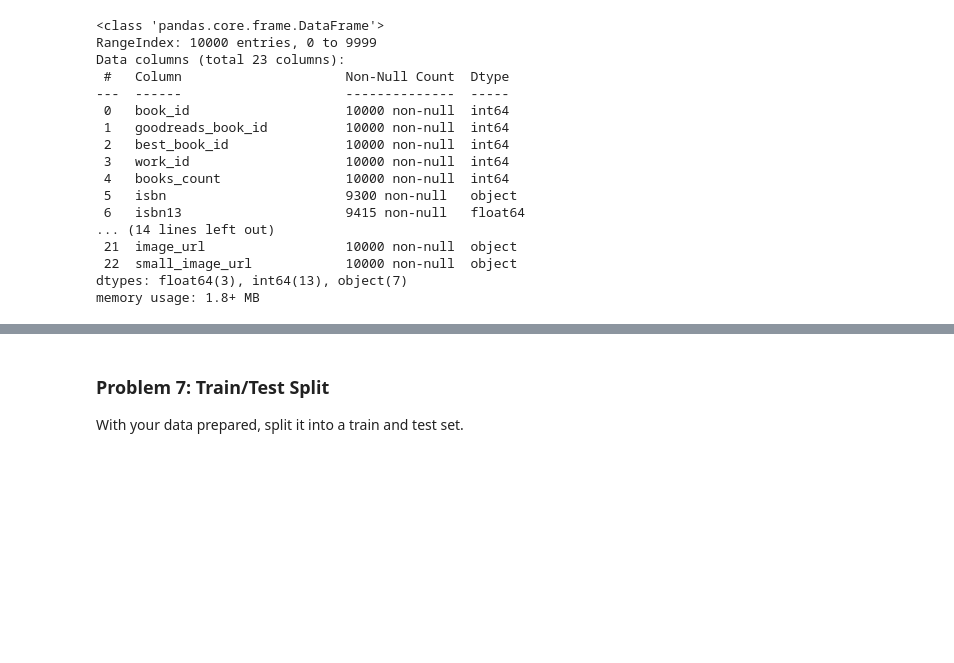
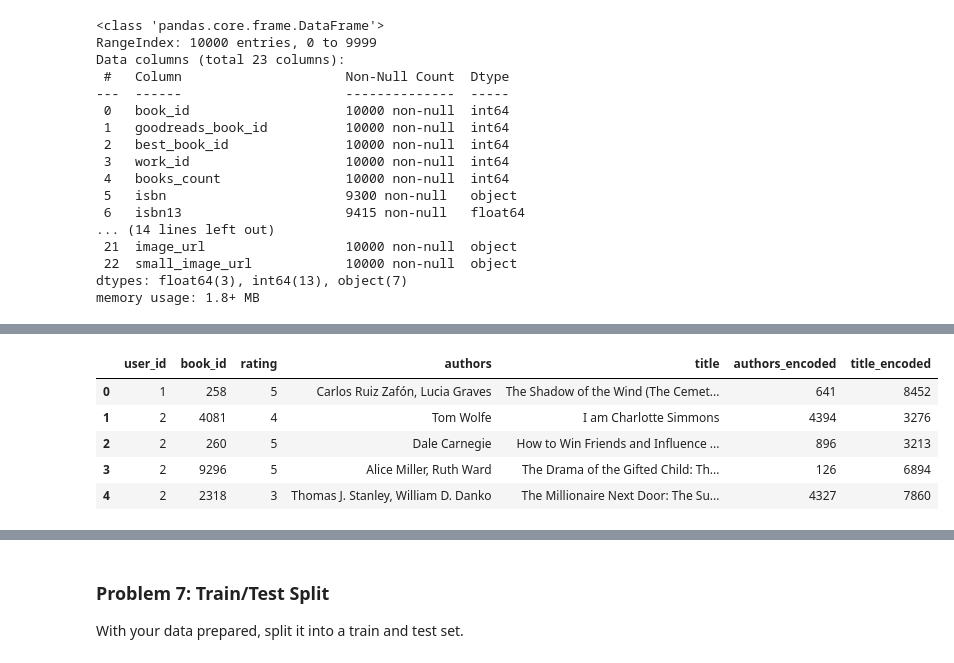
Before and after one commit to nadiaspn0503/Module-24-Capstone-Assignment, a Jupyter notebook: Module 24 Capstone.ipynb, the cells around one changed output, grey strips where cells are left out. Cells and saved outputs as stored; diff of their text form; code cells hidden in the pictures; blank space fills up the shorter version.

```diff
--- a/Module 24 Capstone.ipynb
+++ b/Module 24 Capstone.ipynb
@@ -319,3 +334,8 @@ Data columns (total 23 columns):
  22  small_image_url            10000 non-null  object
 dtypes: float64(3), int64(13), object(7)
 memory usage: 1.8+ MB
+# %%
+# Create a dataframe of only the needed columns in the books dataset
+
+titles_authors = books[['book_id', 'authors', 'title']]
+titles_authors.head()
@@ -321,0 +349,5 @@ memory usage: 1.8+ MB
+# %%
+# Merge the ratings and titles_authors dataset
+
+rated_books = pd.merge(ratings, titles_authors, on='book_id', how='inner')
+rated_books.head()
@@ -321,0 +361,9 @@ memory usage: 1.8+ MB
+# %%
+# Initialize LabelEncoder
+
+encoder = LabelEncoder()
+# %%
+# Encode the authors column
+
+rated_books['authors_encoded'] = encoder.fit_transform(rated_books['authors'])
+rated_books.head()
@@ -321,0 +377,12 @@ memory usage: 1.8+ MB
+# %%
+# Encode the title column
+
+rated_books['title_encoded'] = encoder.fit_transform(rated_books['title'])
+rated_books.head()
+# %% [output]
+|  | user_id | book_id | rating | authors | title | authors_encoded | title_encoded |
+| 0 | 1 | 258 | 5 | Carlos Ruiz Zafón, Lucia Graves | The Shadow of the Wind (The Cemet... | 641 | 8452 |
+| 1 | 2 | 4081 | 4 | Tom Wolfe | I am Charlotte Simmons | 4394 | 3276 |
+| 2 | 2 | 260 | 5 | Dale Carnegie | How to Win Friends and Influence ... | 896 | 3213 |
+| 3 | 2 | 9296 | 5 | Alice Miller, Ruth Ward | The Drama of the Gifted Child: Th... | 126 | 6894 |
+| 4 | 2 | 2318 | 3 | Thomas J. Stanley, William D. Danko | The Millionaire Next Door: The Su... | 4327 | 7860 |
```
Also changed, not shown: parts of 69 cells of this notebook.
